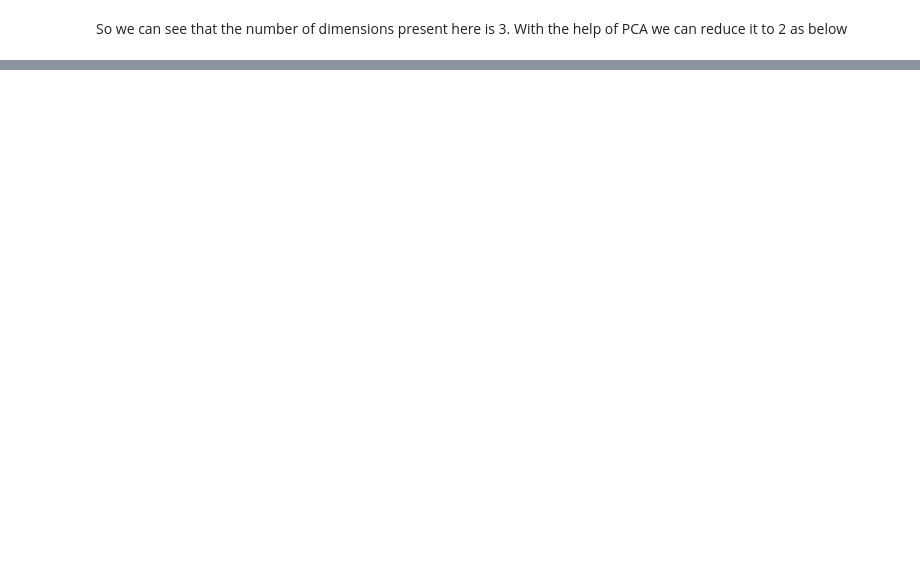
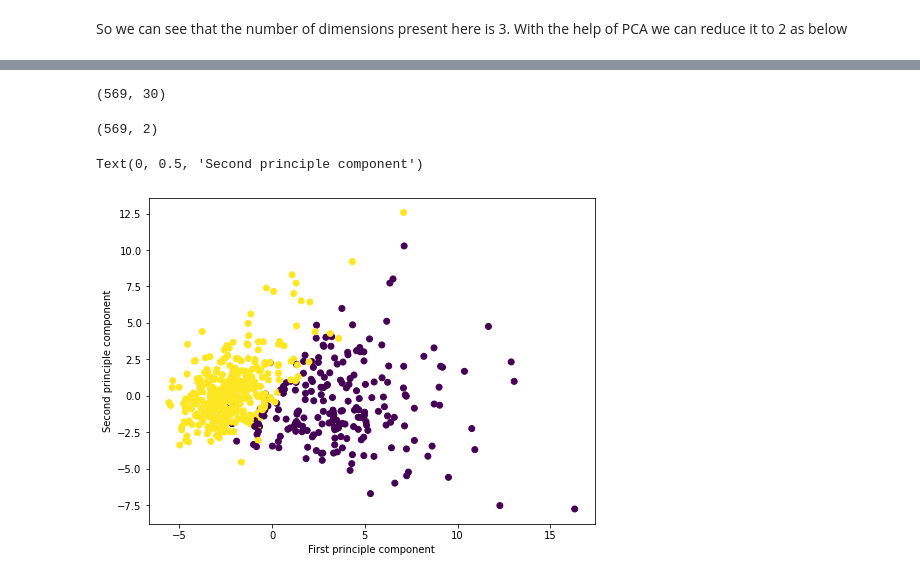
Before and after one commit to Csengupta1101/ML-Concepts, a Jupyter notebook: PCA.ipynb, the cells around one changed output, grey strips where cells are left out. Cells and saved outputs as stored; diff of their text form; code cells hidden in the pictures; blank space fills up the shorter version.

```diff
--- a/PCA.ipynb
+++ b/PCA.ipynb
@@ -39,2 +36,5 @@ print(arr.ndim)
 # %% [markdown]
 So we can see that the number of dimensions present here is 3. With the help of PCA we can reduce it to 2 as below
+# %%
+df=pd.DataFrame(cancer['data'],columns=cancer['feature_names'])
+df.head(5)
@@ -40,0 +49,4 @@ So we can see that the number of dimensions present here is 3. With the help of
+# %%
+from sklearn.preprocessing import StandardScaler
+scaler=StandardScaler()
+scaler.fit(df)
@@ -40,0 +55,3 @@ So we can see that the number of dimensions present here is 3. With the help of
+# %%
+scaled_data=scaler.transform(df)
+scaled_data
@@ -40,0 +74,20 @@ So we can see that the number of dimensions present here is 3. With the help of
+# %%
+pca=PCA(n_components=2)
+pca.fit(scaled_data)
+x_pca=pca.transform(scaled_data)
+# %%
+scaled_data.shape
+# %% [output]
+(569, 30)
+# %%
+x_pca.shape
+# %% [output]
+(569, 2)
+# %%
+plt.figure(figsize=(8,6))
+plt.scatter(x_pca[:,0],x_pca[:,1],c=cancer['target'])
+plt.xlabel('First principle component')
+plt.ylabel('Second principle component')
+# %% [output]
+Text(0, 0.5, 'Second principle component')
+[figure, added]
```
Also changed, not shown: parts of 11 cells of this notebook.
